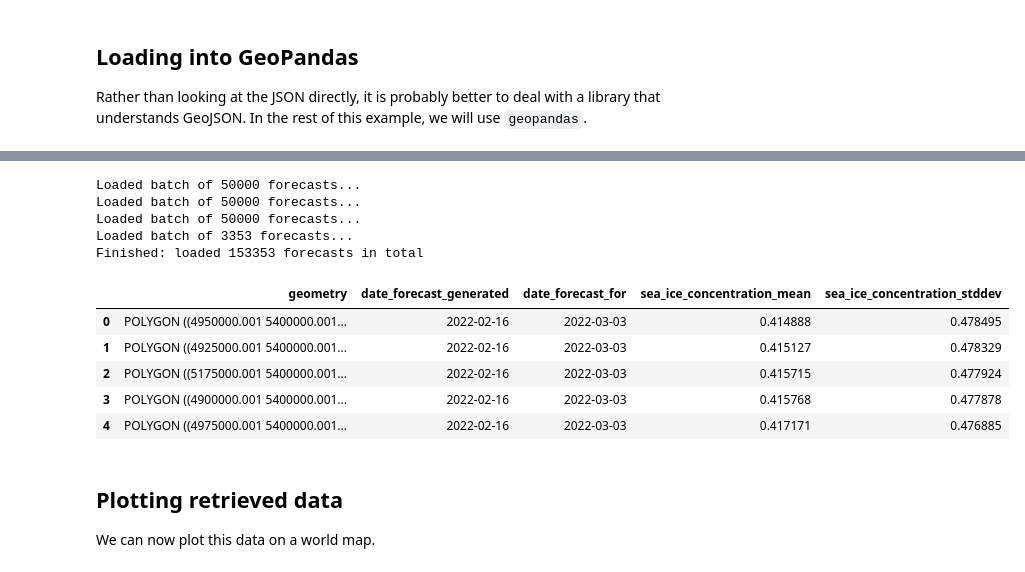
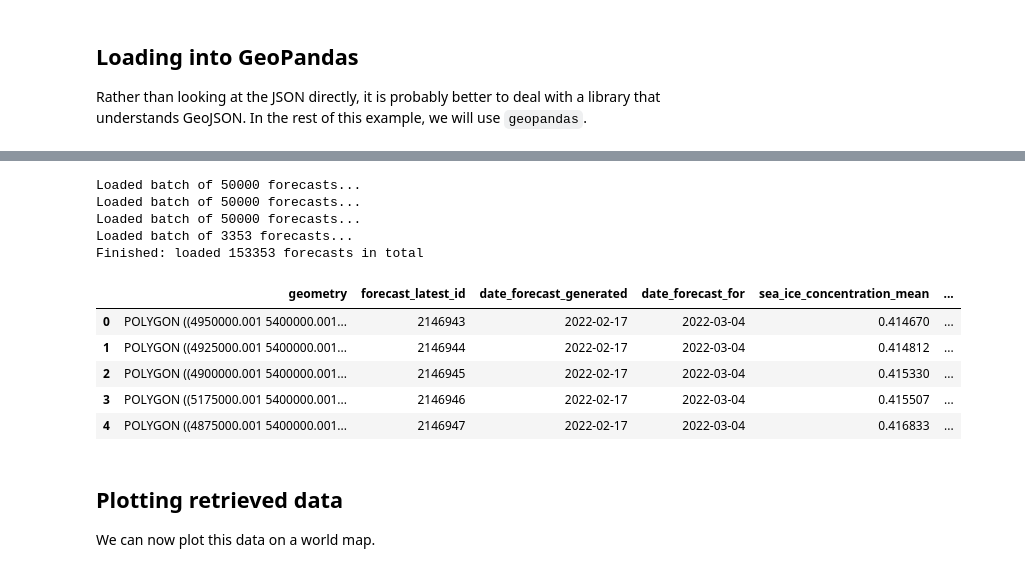
Before and after one commit to alan-turing-institute/IceNetOGCAPI, a Jupyter notebook: examples/api-usage-latest-forecasts.ipynb, the cells around one changed output, grey strips where cells are left out. Cells and saved outputs as stored; diff of their text form; code cells hidden in the pictures.

```diff
--- a/examples/api-usage-latest-forecasts.ipynb
+++ b/examples/api-usage-latest-forecasts.ipynb
@@ -67,7 +68,7 @@ and here we can see the available, query-able columns
 In order to retrieve one or more forecasts from the API we need to call the `items` endpoint.
 # %%
 # Get the latest available forecasts (limited to first 10 by default)
-response = requests.get(f"{api_base_url}/collections/north_forecasts/items")
+response = requests.get(f"{api_base_url}/collections/north_forecasts_latest/items")
 # %%
 # Take a look at the available features
 response.json()["features"]
@@ -157,22 +159,25 @@ geodata_north.head()
 # %%
 # Now let's do the same thing for the southern hemisphere
-responses_south = get_api_batches(f"{api_base_url}/collections/south_forecasts/items?date_forecast_for={target_date}", 50000)
-geodata_south = pd.concat([gpd.GeoDataFrame.from_features(r.json(), crs="EPSG:4326") for r in responses_south])
-geodata_south.drop(["forecast_latest_id"], axis=1, inplace=True)
-geodata_south.to_crs(6932, inplace=True)
+responses_south = get_api_batches(
+    f"{api_base_url}/collections/south_forecasts_latest/items?date_forecast_for={target_date}",
+    50000,
+)
+geodata_south = pd.concat(
+    [gpd.GeoDataFrame.from_features(r.json(), crs="EPSG:4326").to_crs(6932) for r in responses_south]
+)
 geodata_south.head()
 # %% [output]
 Loaded batch of 50000 forecasts...
 Loaded batch of 50000 forecasts...
 Loaded batch of 50000 forecasts...
 Loaded batch of 3353 forecasts...
 Finished: loaded 153353 forecasts in total
-|  | geometry | date_forecast_generated | date_forecast_for | sea_ice_concentration_mean | sea_ice_concentration_stddev |
-| 0 | POLYGON ((4950000.001 5400000.001... | 2022-02-16 | 2022-03-03 | 0.414888 | 0.478495 |
-| 1 | POLYGON ((4925000.001 5400000.001... | 2022-02-16 | 2022-03-03 | 0.415127 | 0.478329 |
-| 2 | POLYGON ((5175000.001 5400000.001... | 2022-02-16 | 2022-03-03 | 0.415715 | 0.477924 |
-| 3 | POLYGON ((4900000.001 5400000.001... | 2022-02-16 | 2022-03-03 | 0.415768 | 0.477878 |
-| 4 | POLYGON ((4975000.001 5400000.001... | 2022-02-16 | 2022-03-03 | 0.417171 | 0.476885 |
+|  | geometry | forecast_latest_id | date_forecast_generated | date_forecast_for | sea_ice_concentration_mean | ... |
+| 0 | POLYGON ((4950000.001 5400000.001... | 2146943 | 2022-02-17 | 2022-03-04 | 0.414670 | ... |
+| 1 | POLYGON ((4925000.001 5400000.001... | 2146944 | 2022-02-17 | 2022-03-04 | 0.414812 | ... |
+| 2 | POLYGON ((4900000.001 5400000.001... | 2146945 | 2022-02-17 | 2022-03-04 | 0.415330 | ... |
+| 3 | POLYGON ((5175000.001 5400000.001... | 2146946 | 2022-02-17 | 2022-03-04 | 0.415507 | ... |
+| 4 | POLYGON ((4875000.001 5400000.001... | 2146947 | 2022-02-17 | 2022-03-04 | 0.416833 | ... |
 # %% [markdown]
 ## Plotting retrieved data
 We can now plot this data on a world map.
```
Also changed, not shown: parts of 13 cells of this notebook.
